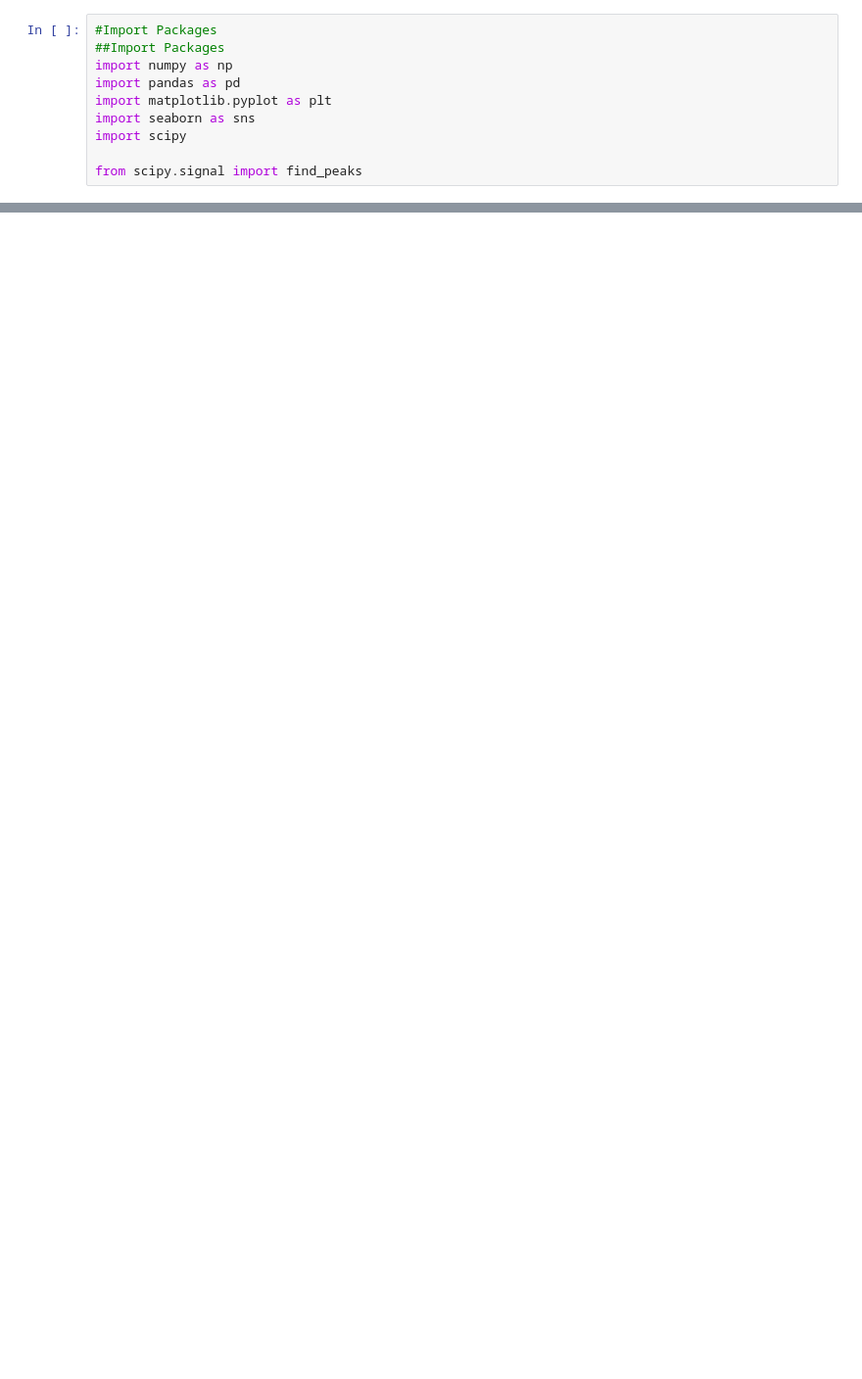
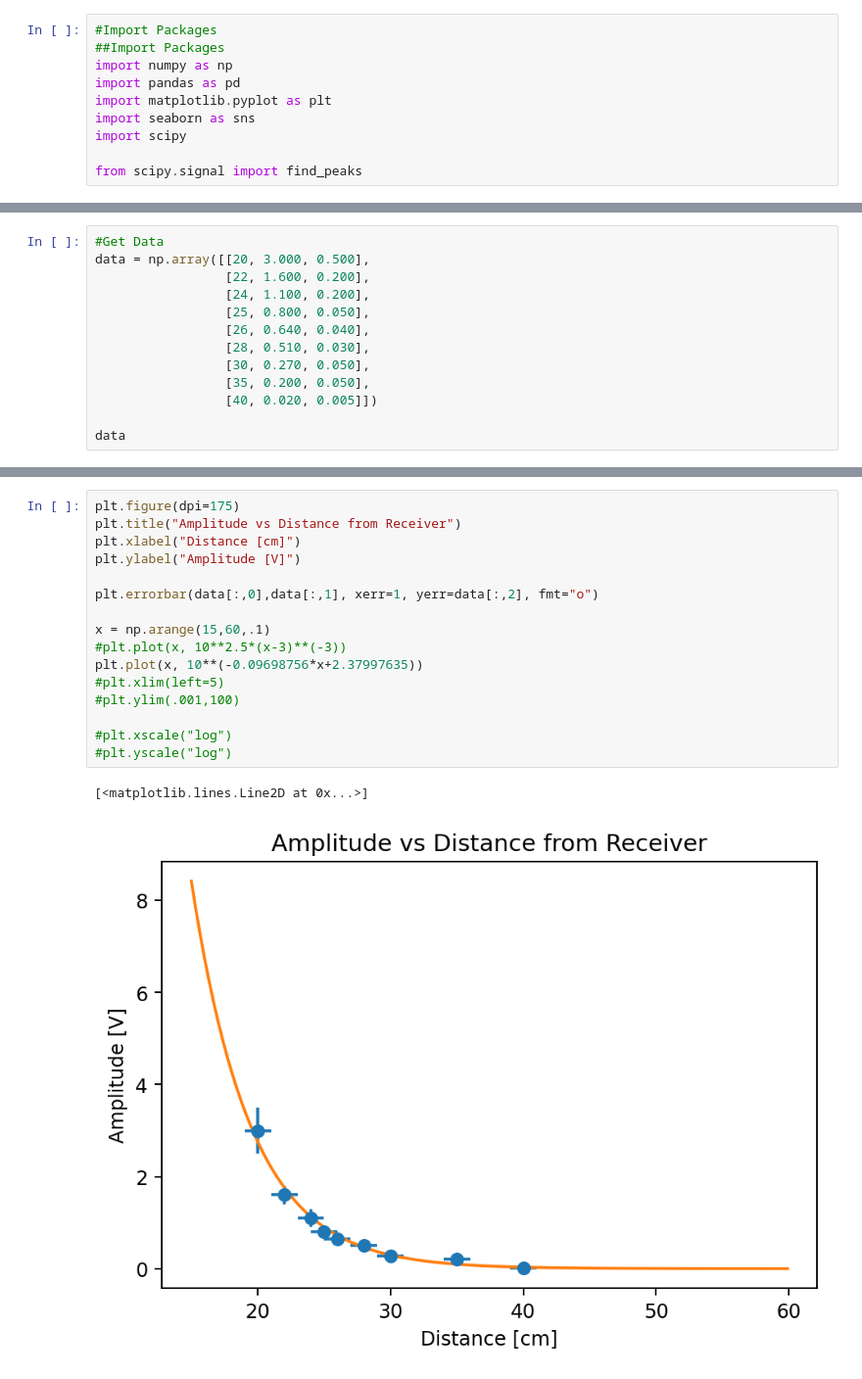
Before and after one commit to das5pzq/PHYS3180_Group_4, a Jupyter notebook: Lab02/Amp_Dist.ipynb, the cells around one changed output, grey strips where cells are left out. Shown at 98% size. Cells and saved outputs as stored; diff of their text form; blank space fills up the shorter version.

```diff
--- a/Lab02/Amp_Dist.ipynb
+++ b/Lab02/Amp_Dist.ipynb
@@ -127,0 +267,13 @@ plt.show()
+# %%
+#Get Data
+data = np.array([[20, 3.000, 0.500],
+                 [22, 1.600, 0.200],
+                 [24, 1.100, 0.200],
+                 [25, 0.800, 0.050],
+                 [26, 0.640, 0.040],
+                 [28, 0.510, 0.030],
+                 [30, 0.270, 0.050],
+                 [35, 0.200, 0.050],
+                 [40, 0.020, 0.005]])
+
+data
@@ -127,0 +290,19 @@ plt.show()
+# %%
+plt.figure(dpi=175)
+plt.title("Amplitude vs Distance from Receiver")
+plt.xlabel("Distance [cm]")
+plt.ylabel("Amplitude [V]")
+
+plt.errorbar(data[:,0],data[:,1], xerr=1, yerr=data[:,2], fmt="o")
+
+x = np.arange(15,60,.1)
+#plt.plot(x, 10**2.5*(x-3)**(-3))
+plt.plot(x, 10**(-0.09698756*x+2.37997635))
+#plt.xlim(left=5)
+#plt.ylim(.001,100)
+
+#plt.xscale("log")
+#plt.yscale("log")
+# %% [output]
+[<matplotlib.lines.Line2D at 0x...>]
+[figure, added]
```
Also changed, not shown: parts of 10 cells of this notebook, 1 other file.
